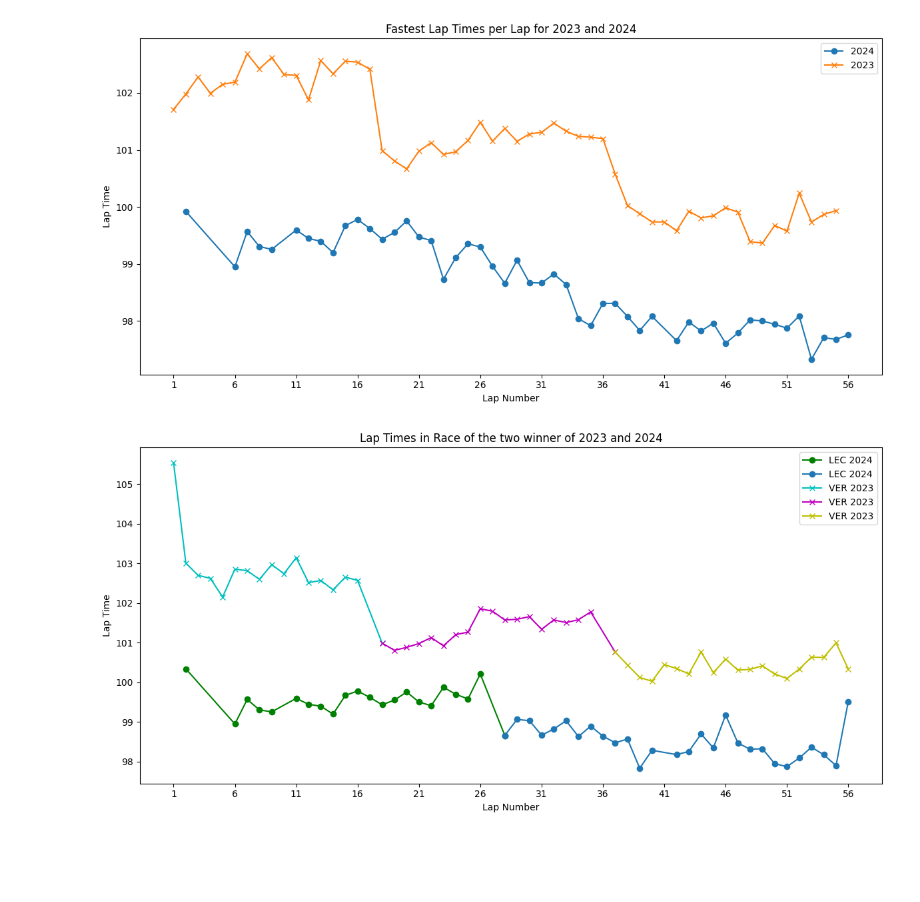
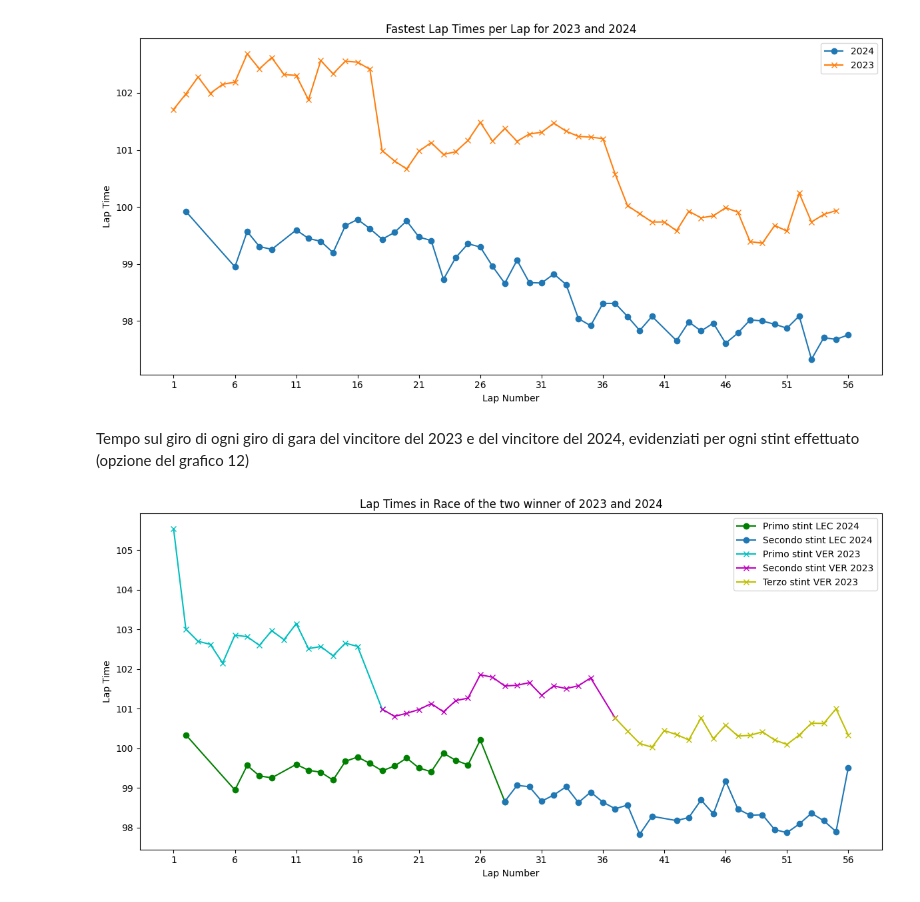
Before and after one commit to SirFuryy/progetto-Visualizzazione-Scentifica, a Jupyter notebook: velocita_media_squadre.ipynb, the cells around one changed output. Cells and saved outputs as stored; diff of their text form; code cells hidden in the pictures; blank space fills up the shorter version.

```diff
--- a/velocita_media_squadre.ipynb
+++ b/velocita_media_squadre.ipynb
@@ -118,37 +118,39 @@ plt.tight_layout()
 plt.show()
 # %% [output]
 [figure]
+# %% [markdown]
+Tempo sul giro di ogni giro di gara del vincitore del 2023 e del vincitore del 2024, evidenziati per ogni stint effettuato (opzione del grafico 12)
 # %%
 laps_vincitore_2024 = R.laps.pick_driver('LEC').pick_quicklaps()[['Driver', 'LapNumber', 'LapTime', 'TrackStatus', 'Compound', 'TyreLife']]
 laps_vincitore_2024['LapTime'] = laps_vincitore_2024['LapTime'].apply(lambda x: x.total_seconds())
 laps_vincitore_2024 = laps_vincitore_2024[laps_vincitore_2024['TrackStatus'] == '1']
 
 laps_vincitore_2023 = R2023.laps.pick_driver('VER').pick_quicklaps()[['Driver', 'LapNumber', 'LapTime', 'TrackStatus', 'Compound', 'TyreLife']]
 laps_vincitore_2023['LapTime'] = laps_vincitore_2023['LapTime'].apply(lambda x: x.total_seconds())
 laps_vincitore_2023 = laps_vincitore_2023[laps_vincitore_2023['TrackStatus'] == '1']
 
 laps_primoStint_2024 = laps_vincitore_2024[laps_vincitore_2024['LapNumber'] <= 28.0]
 laps_secondoStint_2024 = laps_vincitore_2024[laps_vincitore_2024['LapNumber'] >= 28.0]
 
 laps_primoStint_2023 = laps_vincitore_2023[laps_vincitore_2023['LapNumber'] <= 18.0]
 laps_secondoStint_2023 = laps_vincitore_2023[(laps_vincitore_2023['LapNumber'] >= 18.0) & (laps_vincitore_2023['LapNumber'] <= 37.0)]
 laps_terzoStint_2023 = laps_vincitore_2023[laps_vincitore_2023['LapNumber'] >= 37.0]
 
 
 plt.figure(figsize=(12, 6))
 
-plt.plot(laps_primoStint_2024['LapNumber'], laps_primoStint_2024['LapTime'], marker='o', c='g', label='LEC 2024')
-plt.plot(laps_secondoStint_2024['LapNumber'], laps_secondoStint_2024['LapTime'], marker='o', label='LEC 2024')
-plt.plot(laps_primoStint_2023['LapNumber'], laps_primoStint_2023['LapTime'], marker='x', c='c', label='VER 2023')
-plt.plot(laps_secondoStint_2023['LapNumber'], laps_secondoStint_2023['LapTime'], marker='x', c='m', label='VER 2023')
-plt.plot(laps_terzoStint_2023['LapNumber'], laps_terzoStint_2023['LapTime'], marker='x', c='y', label='VER 2023')
+plt.plot(laps_primoStint_2024['LapNumber'], laps_primoStint_2024['LapTime'], marker='o', c='g', label='Primo stint LEC 2024')
+plt.plot(laps_secondoStint_2024['LapNumber'], laps_secondoStint_2024['LapTime'], marker='o', label='Secondo stint LEC 2024')
+plt.plot(laps_primoStint_2023['LapNumber'], laps_primoStint_2023['LapTime'], marker='x', c='c', label='Primo stint VER 2023')
+plt.plot(laps_secondoStint_2023['LapNumber'], laps_secondoStint_2023['LapTime'], marker='x', c='m', label='Secondo stint VER 2023')
+plt.plot(laps_terzoStint_2023['LapNumber'], laps_terzoStint_2023['LapTime'], marker='x', c='y', label='Terzo stint VER 2023')
 
 plt.xlabel('Lap Number')
 plt.ylabel('Lap Time')
 plt.title('Lap Times in Race of the two winner of 2023 and 2024')
 plt.legend()
 plt.xticks(np.arange(1, 57, 5))
 plt.tight_layout()
 plt.show()
 # %% [output]
-[figure, old version]
+[figure, new version]
```
Also changed, not shown: parts of 35 cells of this notebook.
